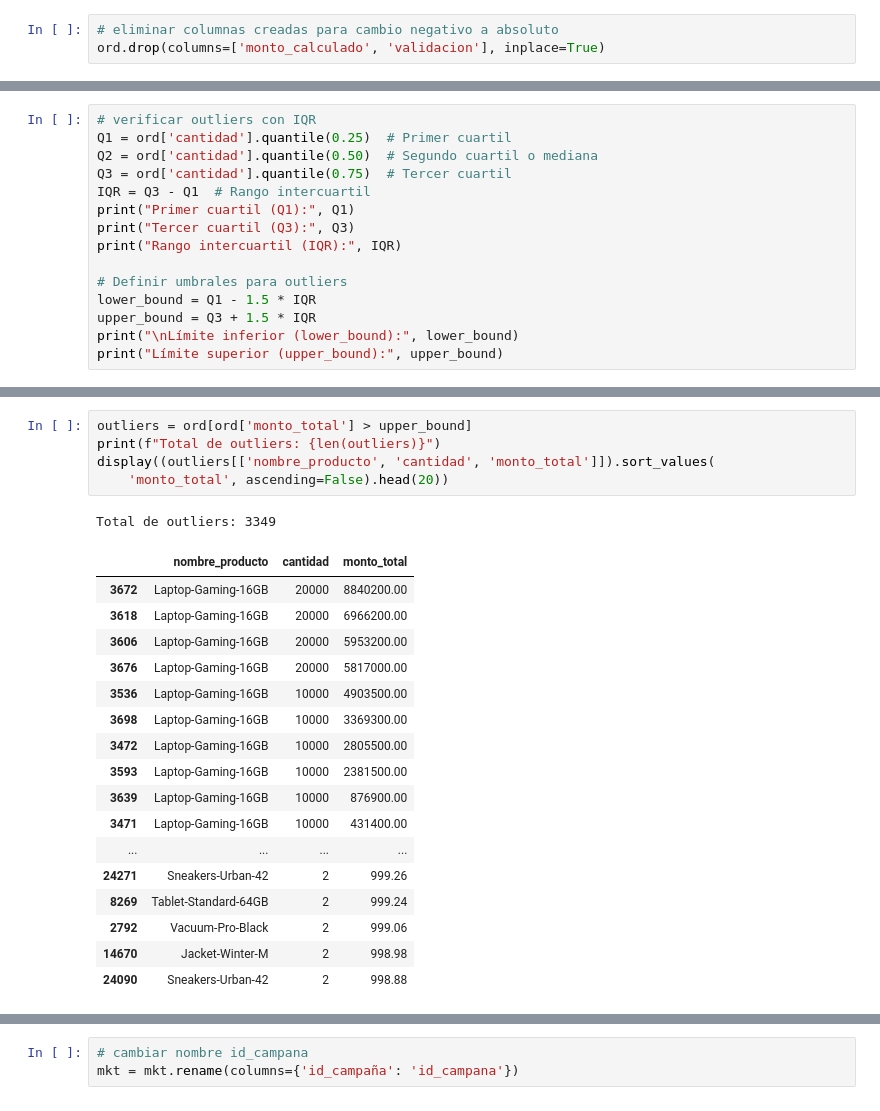
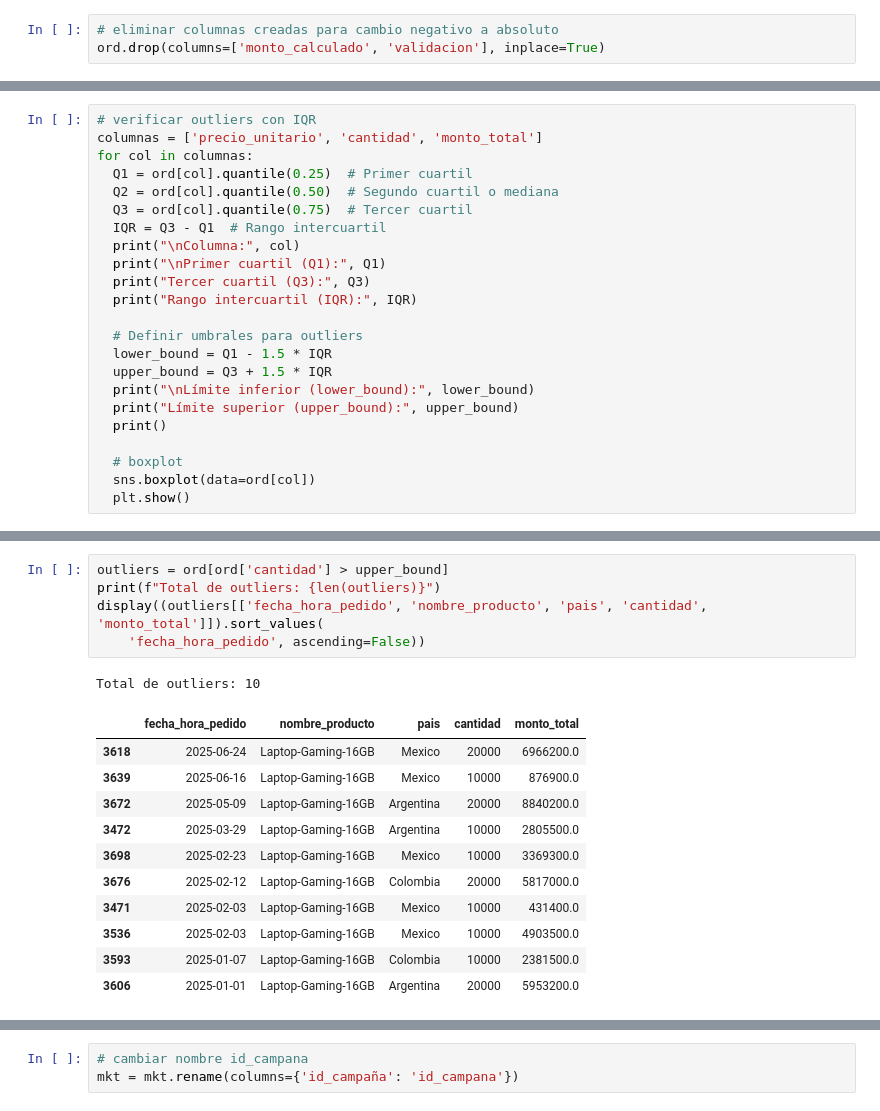
Before and after one commit to FithoGerardo/RappiPlus-Data-cleaning-and-analysis, a Jupyter notebook: notebooks/GerardoOlm-rappiplus_project.ipynb, the cells around one changed output, grey strips where cells are left out. Drawn from its saved outputs; the diff is of its cells as text.

```diff
--- a/notebooks/GerardoOlm-rappiplus_project.ipynb
+++ b/notebooks/GerardoOlm-rappiplus_project.ipynb
@@ -622,16 +569,24 @@ plt.show()
 # %%
 # verificar outliers con IQR
-Q1 = ord['cantidad'].quantile(0.25)  # Primer cuartil
-Q2 = ord['cantidad'].quantile(0.50)  # Segundo cuartil o mediana
-Q3 = ord['cantidad'].quantile(0.75)  # Tercer cuartil
-IQR = Q3 - Q1  # Rango intercuartil
-print("Primer cuartil (Q1):", Q1)
-print("Tercer cuartil (Q3):", Q3)
-print("Rango intercuartil (IQR):", IQR)
+columnas = ['precio_unitario', 'cantidad', 'monto_total']
+for col in columnas:
+  Q1 = ord[col].quantile(0.25)  # Primer cuartil
+  Q2 = ord[col].quantile(0.50)  # Segundo cuartil o mediana
+  Q3 = ord[col].quantile(0.75)  # Tercer cuartil
+  IQR = Q3 - Q1  # Rango intercuartil
+  print("\nColumna:", col)
+  print("\nPrimer cuartil (Q1):", Q1)
+  print("Tercer cuartil (Q3):", Q3)
+  print("Rango intercuartil (IQR):", IQR)
 
-# Definir umbrales para outliers
-lower_bound = Q1 - 1.5 * IQR
-upper_bound = Q3 + 1.5 * IQR
-print("\nLímite inferior (lower_bound):", lower_bound)
-print("Límite superior (upper_bound):", upper_bound)
+  # Definir umbrales para outliers
+  lower_bound = Q1 - 1.5 * IQR
+  upper_bound = Q3 + 1.5 * IQR
+  print("\nLímite inferior (lower_bound):", lower_bound)
+  print("Límite superior (upper_bound):", upper_bound)
+  print()
+
+  # boxplot
+  sns.boxplot(data=ord[col])
+  plt.show()
 # %% [output]
@@ -650,24 +620,18 @@ plt.show()
 # %%
-outliers = ord[ord['monto_total'] > upper_bound]
+outliers = ord[ord['cantidad'] > upper_bound]
 print(f"Total de outliers: {len(outliers)}")
-display((outliers[['nombre_producto', 'cantidad', 'monto_total']]).sort_values(
-    'monto_total', ascending=False).head(20))
+display((outliers[['fecha_hora_pedido', 'nombre_producto', 'pais', 'cantidad', 'monto_total']]).sort_values(
+    'fecha_hora_pedido', ascending=False))
 # %% [output]
-Total de outliers: 3349
+Total de outliers: 10
-|  | nombre_producto | cantidad | monto_total |
-| 3672 | Laptop-Gaming-16GB | 20000 | 8840200.00 |
-| 3618 | Laptop-Gaming-16GB | 20000 | 6966200.00 |
-| 3606 | Laptop-Gaming-16GB | 20000 | 5953200.00 |
-| 3676 | Laptop-Gaming-16GB | 20000 | 5817000.00 |
-| 3536 | Laptop-Gaming-16GB | 10000 | 4903500.00 |
-| 3698 | Laptop-Gaming-16GB | 10000 | 3369300.00 |
-| 3472 | Laptop-Gaming-16GB | 10000 | 2805500.00 |
-| 3593 | Laptop-Gaming-16GB | 10000 | 2381500.00 |
-| 3639 | Laptop-Gaming-16GB | 10000 | 876900.00 |
-| 3471 | Laptop-Gaming-16GB | 10000 | 431400.00 |
-| ... | ... | ... | ... |
-| 24271 | Sneakers-Urban-42 | 2 | 999.26 |
-| 8269 | Tablet-Standard-64GB | 2 | 999.24 |
-| 2792 | Vacuum-Pro-Black | 2 | 999.06 |
-| 14670 | Jacket-Winter-M | 2 | 998.98 |
-| 24090 | Sneakers-Urban-42 | 2 | 998.88 |
+|  | fecha_hora_pedido | nombre_producto | pais | cantidad | monto_total |
+| 3618 | 2025-06-24 | Laptop-Gaming-16GB | Mexico | 20000 | 6966200.0 |
+| 3639 | 2025-06-16 | Laptop-Gaming-16GB | Mexico | 10000 | 876900.0 |
+| 3672 | 2025-05-09 | Laptop-Gaming-16GB | Argentina | 20000 | 8840200.0 |
+| 3472 | 2025-03-29 | Laptop-Gaming-16GB | Argentina | 10000 | 2805500.0 |
+| 3698 | 2025-02-23 | Laptop-Gaming-16GB | Mexico | 10000 | 3369300.0 |
+| 3676 | 2025-02-12 | Laptop-Gaming-16GB | Colombia | 20000 | 5817000.0 |
+| 3471 | 2025-02-03 | Laptop-Gaming-16GB | Mexico | 10000 | 431400.0 |
+| 3536 | 2025-02-03 | Laptop-Gaming-16GB | Mexico | 10000 | 4903500.0 |
+| 3593 | 2025-01-07 | Laptop-Gaming-16GB | Colombia | 10000 | 2381500.0 |
+| 3606 | 2025-01-01 | Laptop-Gaming-16GB | Argentina | 20000 | 5953200.0 |
```
Also changed, not shown: parts of 10 cells of this notebook.
